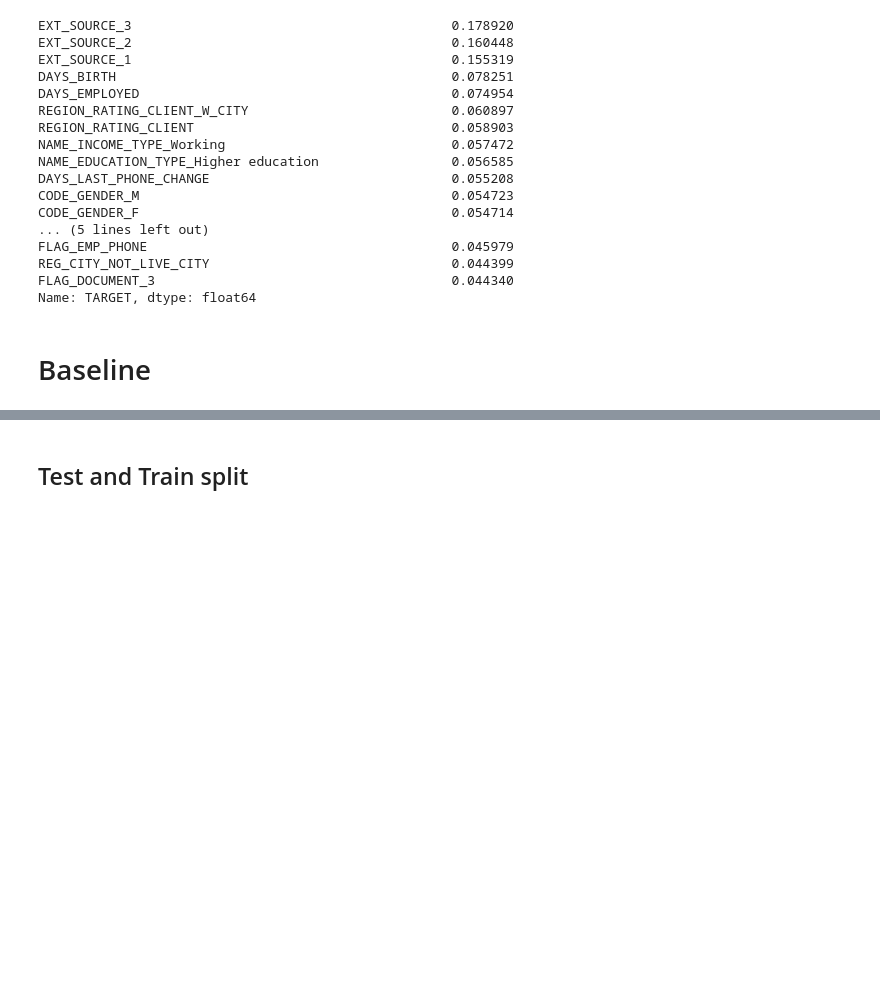
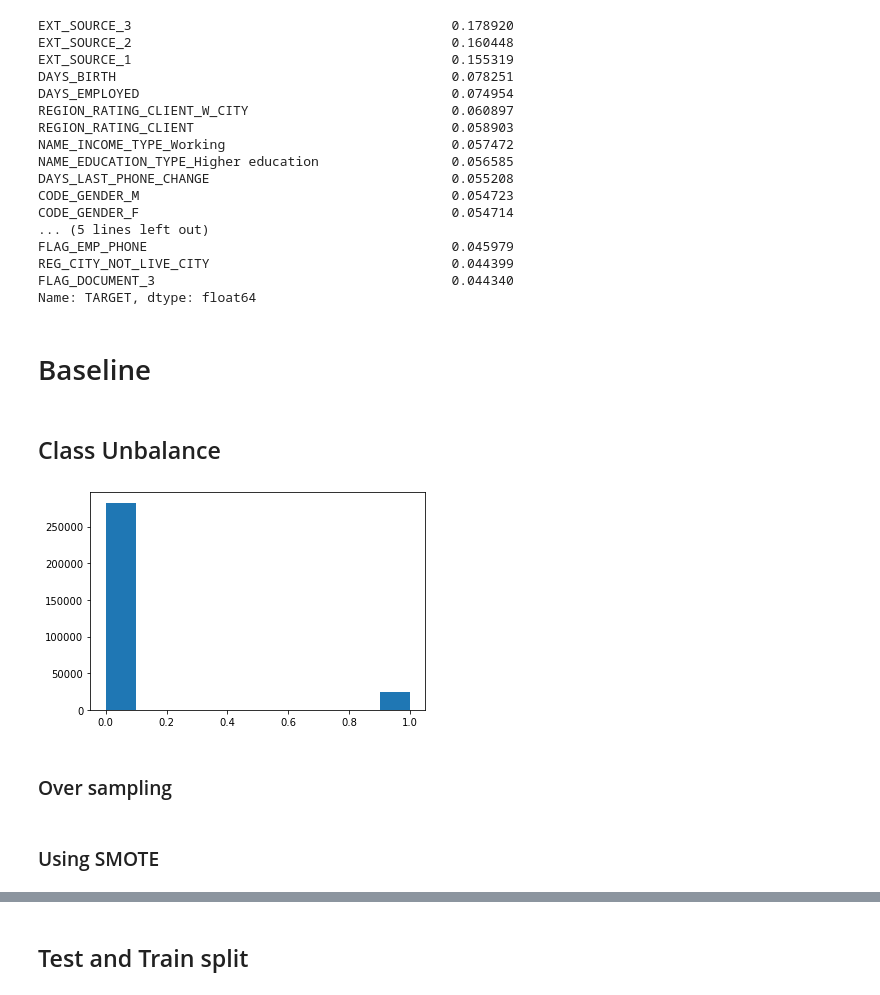
Before and after one commit to yhereng/OpenClassrooms, a Jupyter notebook: OC-P4/Projet 4 - Construisez un modèle de scoring.ipynb, the cells around one changed output, grey strips where cells are left out. Saved outputs shown, nothing was run; the diff lists cells and outputs as text; code cells hidden in the pictures; blank space fills up the shorter version.

Commit message:
Added SMOTE and oversampling

```diff
--- a/OC-P4/Projet 4 - Construisez un modèle de scoring.ipynb
+++ b/OC-P4/Projet 4 - Construisez un modèle de scoring.ipynb
@@ -352,3 +379,5 @@ FLAG_DOCUMENT_3                                      0.044340
 Name: TARGET, dtype: float64
 # %% [markdown]
 # Baseline
+# %% [markdown]
+## Class Unbalance
@@ -354,0 +387,7 @@ Name: TARGET, dtype: float64
+# %%
+plt.hist(y)
+plt.show()
+# %% [output]
+[figure, added]
+# %% [markdown]
+### Over sampling
@@ -354,0 +402,2 @@ Name: TARGET, dtype: float64
+# %% [markdown]
+### Using SMOTE
```
Also changed, not shown: parts of 77 cells of this notebook.
